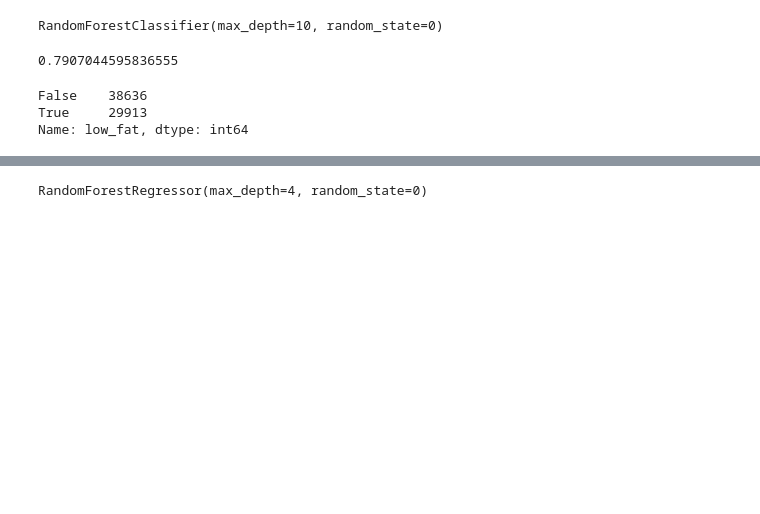
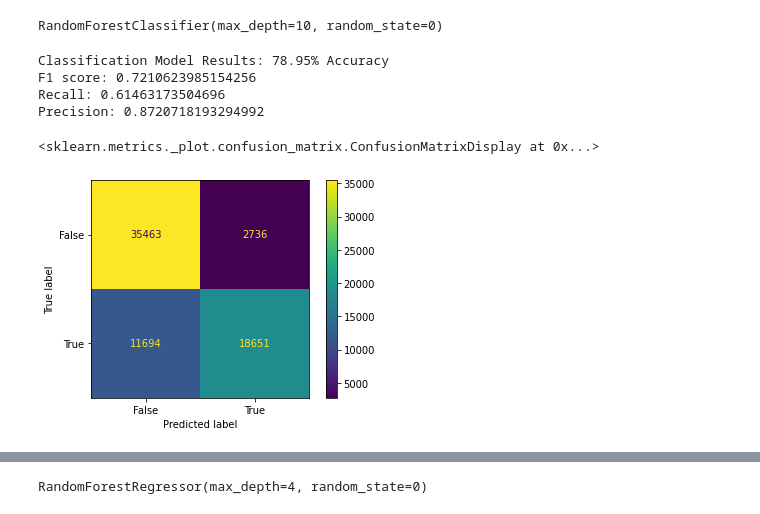
Before and after one commit to AlexanderNeuwirth/CS5265_Project1, a Jupyter notebook: CS5265_Project1.ipynb, the cells around one changed output, grey strips where cells are left out. Saved outputs shown, nothing was run; the diff lists cells and outputs as text; code cells hidden in the pictures; blank space fills up the shorter version.

```diff
--- a/CS5265_Project1.ipynb
+++ b/CS5265_Project1.ipynb
@@ -513,0 +533,3 @@ df[['long_name', 'calories_per_gram']].sample(10)
+# %%
+# Drop protein powders with no serving size since they aren't really food
+df = df.dropna(subset=["Serving_Size"])
@@ -554,7 +609,5 @@ for ingredient in ingredient_feature_words:
   X[f"ingredient_index_{ingredient}"] = ingredient_index
 # %%
 y = df[['low_fat', 'calories_per_gram']]
-# %%
-X.loc[X.Serving_Size.isna(), "Serving_Size"] = 0
 # %% [markdown]
 ##Train-Test Split
@@ -568 +623,9 @@ Most feature extraction will require custom logic outside of a transformation pi
+# %%
+from sklearn.preprocessing import StandardScaler
+scaler = StandardScaler()
+X_train['Serving_Size'] = scaler.fit_transform(X_train[['Serving_Size']])
+X_test['Serving_Size'] = scaler.transform(X_test[['Serving_Size']])
+# %%
+y_train['calories_per_gram'] = scaler.fit_transform(y_train[['calories_per_gram']])
+y_test['calories_per_gram'] = scaler.transform(y_test[['calories_per_gram']])
 # %% [markdown]
@@ -580,14 +646,23 @@ RandomForestClassifier(max_depth=10, random_state=0)
 # %%
 y_pred = model.predict(X_test)
 y_true = y_test.low_fat.astype(bool)
-# %%
-from sklearn.metrics import accuracy_score
-accuracy_score(y_true, y_pred)
-# %% [output]
-0.7907044595836555
-# %%
-y_true.value_counts()
-# %% [output]
-False    38636
-True     29913
-Name: low_fat, dtype: int64
+# %%
+from sklearn.metrics import accuracy_score, f1_score, recall_score, precision_score
+acc = accuracy_score(y_true, y_pred)
+print(f'Classification Model Results: {round(acc*100, 2)}% Accuracy')
+print('F1 score:', f1_score(y_true, y_pred))
+print('Recall:', recall_score(y_true, y_pred))
+print('Precision:', precision_score(y_true, y_pred))
+# %% [output]
+Classification Model Results: 78.95% Accuracy
+F1 score: 0.7210623985154256
+Recall: 0.61463173504696
+Precision: 0.8720718193294992
+# %%
+from sklearn.metrics import confusion_matrix, ConfusionMatrixDisplay
+cm = confusion_matrix(y_true, y_pred, labels=model.classes_)
+disp = ConfusionMatrixDisplay(confusion_matrix=cm, display_labels=model.classes_)
+disp.plot()
+# %% [output]
+<sklearn.metrics._plot.confusion_matrix.ConfusionMatrixDisplay at 0x...>
+[figure, added]
```
Also changed, not shown: parts of 41 cells of this notebook.
